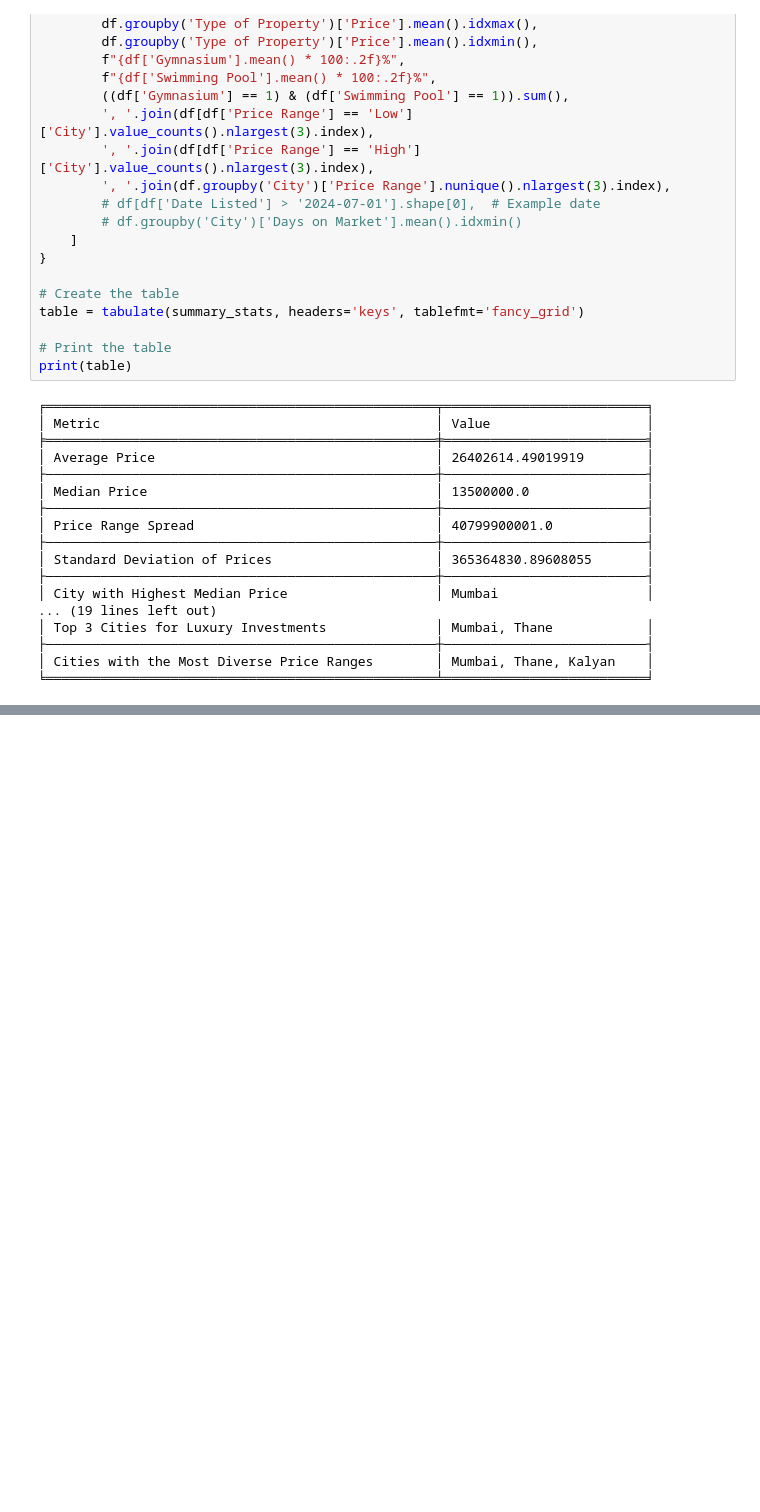
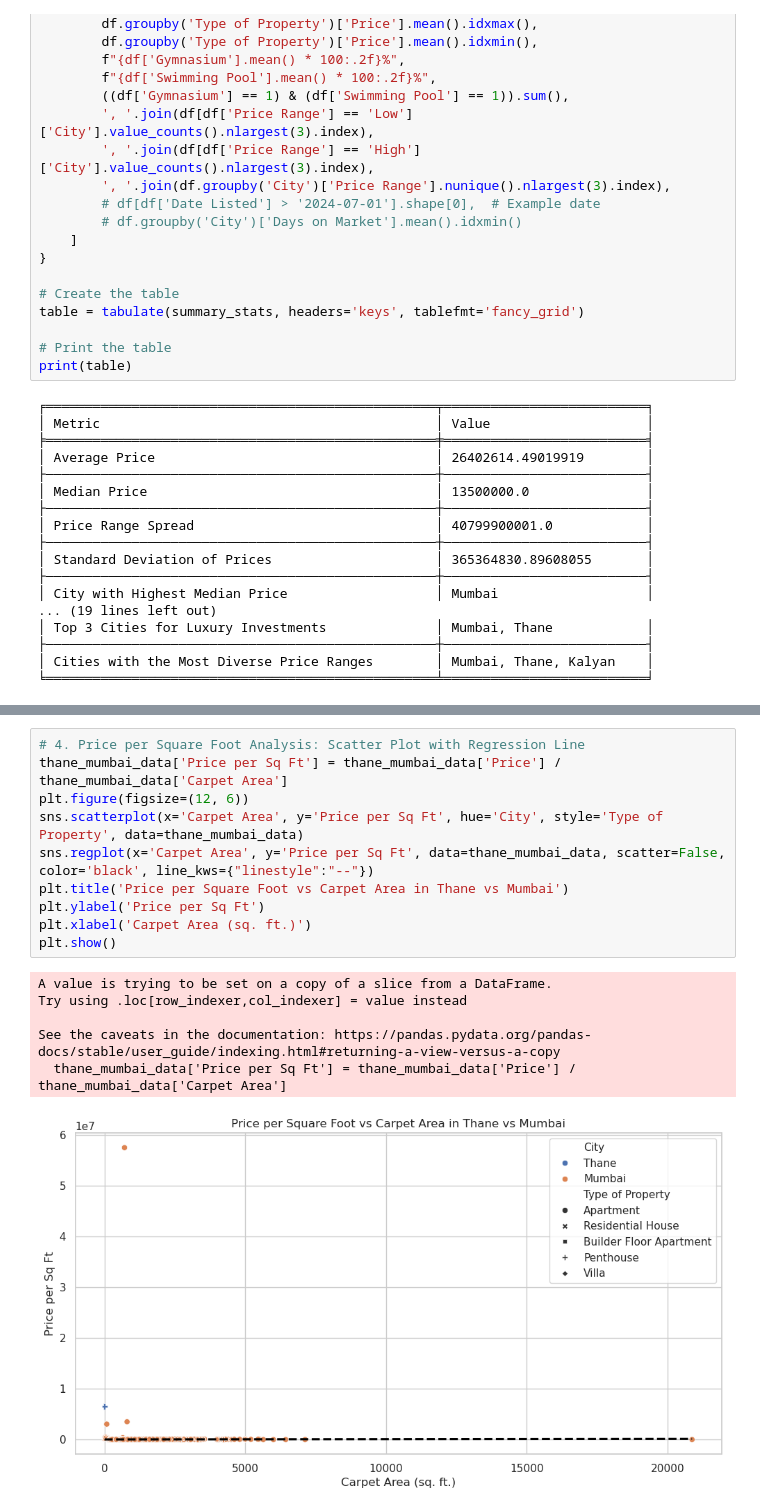
Before and after one commit to arghyawning/data-analytics-1-assignments, a Jupyter notebook: a1/51/assignment1_51.ipynb, the cells around one changed output, grey strips where cells are left out. Drawn from its saved outputs; the diff is of its cells as text; blank space fills up the shorter version.

```diff
--- a/a1/51/assignment1_51.ipynb
+++ b/a1/51/assignment1_51.ipynb
@@ -287,0 +318,17 @@ fig.show(renderer='png')
+# %%
+# 4. Price per Square Foot Analysis: Scatter Plot with Regression Line
+thane_mumbai_data['Price per Sq Ft'] = thane_mumbai_data['Price'] / thane_mumbai_data['Carpet Area']
+plt.figure(figsize=(12, 6))
+sns.scatterplot(x='Carpet Area', y='Price per Sq Ft', hue='City', style='Type of Property', data=thane_mumbai_data)
+sns.regplot(x='Carpet Area', y='Price per Sq Ft', data=thane_mumbai_data, scatter=False, color='black', line_kws={"linestyle":"--"})
+plt.title('Price per Square Foot vs Carpet Area in Thane vs Mumbai')
+plt.ylabel('Price per Sq Ft')
+plt.xlabel('Carpet Area (sq. ft.)')
+plt.show()
+# %% [output]
+A value is trying to be set on a copy of a slice from a DataFrame.
+Try using .loc[row_indexer,col_indexer] = value instead
+
+See the caveats in the documentation: https://pandas.pydata.org/pandas-docs/stable/user_guide/indexing.html#returning-a-view-versus-a-copy
+  thane_mumbai_data['Price per Sq Ft'] = thane_mumbai_data['Price'] / thane_mumbai_data['Carpet Area']
+[figure, added]
```
Also changed, not shown: parts of 10 cells of this notebook.
